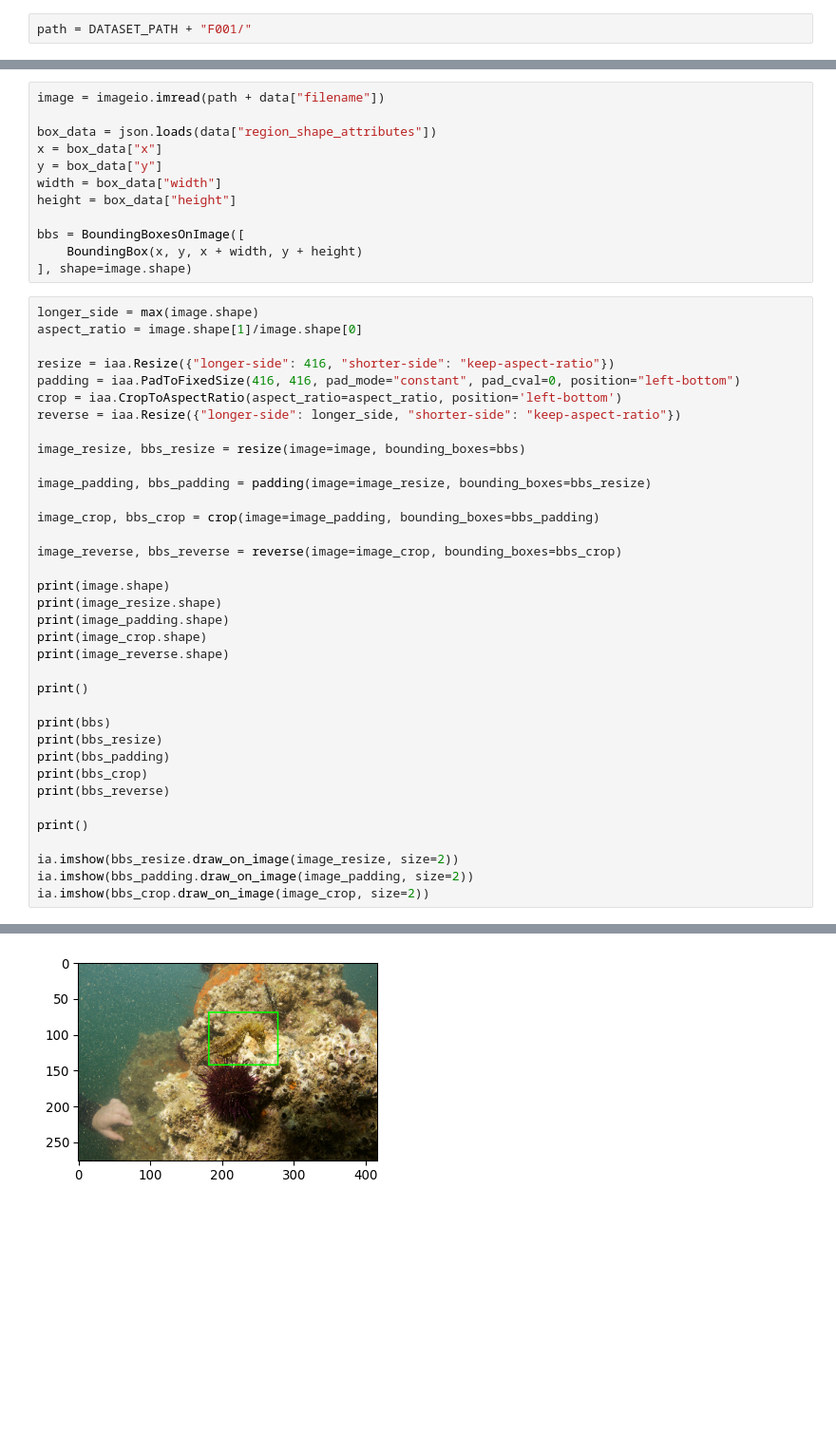
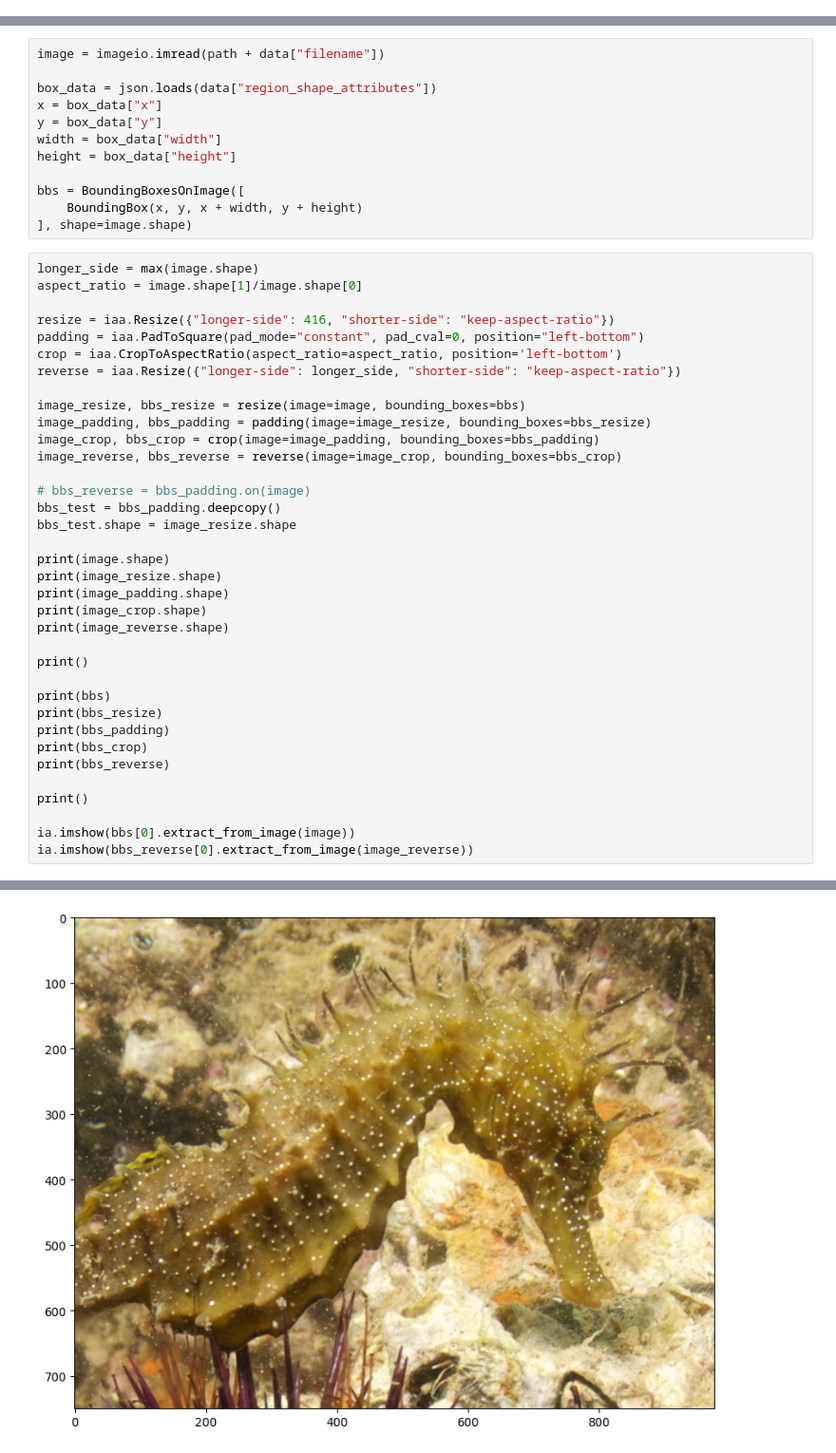
Before and after one commit to aloui-mathias/ReID-Hippocampe, a Jupyter notebook: Notebook/DataAugmentation.ipynb, the cells around one changed output, grey strips where cells are left out. Shown at 95% size. Saved outputs shown, nothing was run; the diff lists cells and outputs as text; blank space fills up the shorter version.

```diff
--- a/Notebook/DataAugmentation.ipynb
+++ b/Notebook/DataAugmentation.ipynb
@@ -9,2 +6,0 @@ from config import *
-# %%
-path = DATASET_PATH + "F001/"
@@ -57,47 +104,47 @@ longer_side = max(image.shape)
 aspect_ratio = image.shape[1]/image.shape[0]
 
 resize = iaa.Resize({"longer-side": 416, "shorter-side": "keep-aspect-ratio"})
-padding = iaa.PadToFixedSize(416, 416, pad_mode="constant", pad_cval=0, position="left-bottom")
+padding = iaa.PadToSquare(pad_mode="constant", pad_cval=0, position="left-bottom")
 crop = iaa.CropToAspectRatio(aspect_ratio=aspect_ratio, position='left-bottom')
 reverse = iaa.Resize({"longer-side": longer_side, "shorter-side": "keep-aspect-ratio"})
 
 image_resize, bbs_resize = resize(image=image, bounding_boxes=bbs)
+image_padding, bbs_padding = padding(image=image_resize, bounding_boxes=bbs_resize)
+image_crop, bbs_crop = crop(image=image_padding, bounding_boxes=bbs_padding)
+image_reverse, bbs_reverse = reverse(image=image_crop, bounding_boxes=bbs_crop)
 
-image_padding, bbs_padding = padding(image=image_resize, bounding_boxes=bbs_resize)
-
-image_crop, bbs_crop = crop(image=image_padding, bounding_boxes=bbs_padding)
-
-image_reverse, bbs_reverse = reverse(image=image_crop, bounding_boxes=bbs_crop)
+# bbs_reverse = bbs_padding.on(image)
+bbs_test = bbs_padding.deepcopy()
+bbs_test.shape = image_resize.shape
 
 print(image.shape)
 print(image_resize.shape)
 print(image_padding.shape)
 print(image_crop.shape)
 print(image_reverse.shape)
 
 print()
 
 print(bbs)
 print(bbs_resize)
 print(bbs_padding)
 print(bbs_crop)
 print(bbs_reverse)
 
 print()
 
-ia.imshow(bbs_resize.draw_on_image(image_resize, size=2))
-ia.imshow(bbs_padding.draw_on_image(image_padding, size=2))
-ia.imshow(bbs_crop.draw_on_image(image_crop, size=2))
+ia.imshow(bbs[0].extract_from_image(image))
+ia.imshow(bbs_reverse[0].extract_from_image(image_reverse))
 # %% [output]
 (2848, 4288, 3)
 (276, 416, 3)
 (416, 416, 3)
 (277, 416, 3)
 (2855, 4288, 3)
 
 BoundingBoxesOnImage([BoundingBox(x1=1877.0000, y1=719.0000, x2=2854.0000, y2=1469.0000, label=None)], shape=(2848, 4288, 3))
 BoundingBoxesOnImage([BoundingBox(x1=182.0970, y1=69.6784, x2=276.8806, y2=142.3609, label=None)], shape=(276, 416, 3))
 BoundingBoxesOnImage([BoundingBox(x1=182.0970, y1=69.6784, x2=276.8806, y2=142.3609, label=None)], shape=(416, 416, 3))
 BoundingBoxesOnImage([BoundingBox(x1=182.0970, y1=69.6784, x2=276.8806, y2=142.3609, label=None)], shape=(277, 416, 3))
 BoundingBoxesOnImage([BoundingBox(x1=1877.0000, y1=718.1651, x2=2854.0002, y2=1467.2942, label=None)], shape=(2855, 4288, 3))
-[figure, old version]
+[figure, new version]
```
Also changed, not shown: parts of 10 cells of this notebook, 1 other file.
